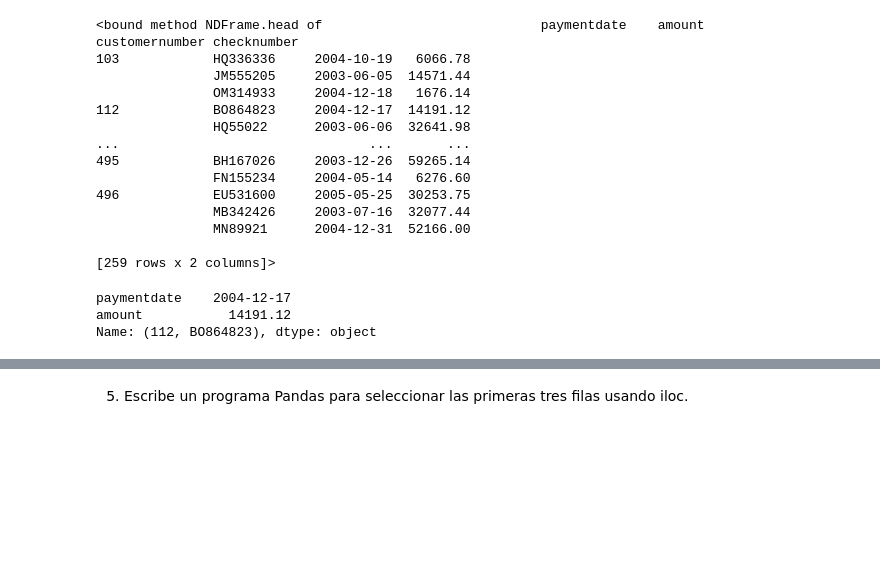
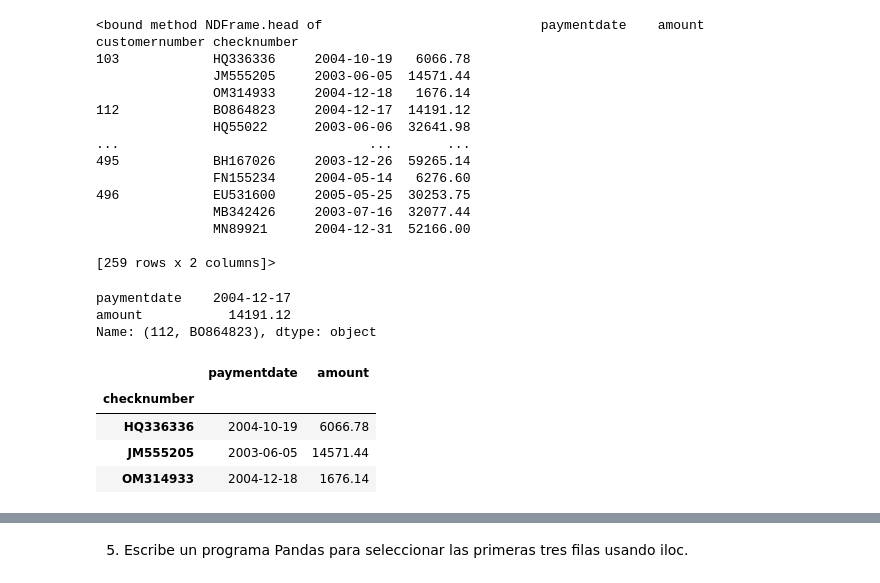
Before and after one commit to Senador05/phyton, a Jupyter notebook: Numpy/Pandas/03.2.Ejercicios_panda_DataFrames_1_sols.ipynb, the cells around one changed output, grey strips where cells are left out. Cells and saved outputs as stored; diff of their text form; code cells hidden in the pictures; blank space fills up the shorter version.

```diff
--- a/Numpy/Pandas/03.2.Ejercicios_panda_DataFrames_1_sols.ipynb
+++ b/Numpy/Pandas/03.2.Ejercicios_panda_DataFrames_1_sols.ipynb
@@ -161,4 +158,10 @@ paymentdate    2004-12-17
 amount           14191.12
 Name: (112, BO864823), dtype: object
 # %%
-newdf.loc[103]
+midf.loc[(103)]
+# %% [output]
+|  | paymentdate | amount |
+| checknumber |  |  |
+| HQ336336 | 2004-10-19 | 6066.78 |
+| JM555205 | 2003-06-05 | 14571.44 |
+| OM314933 | 2004-12-18 | 1676.14 |
```
Also changed, not shown: parts of 8 cells of this notebook.
